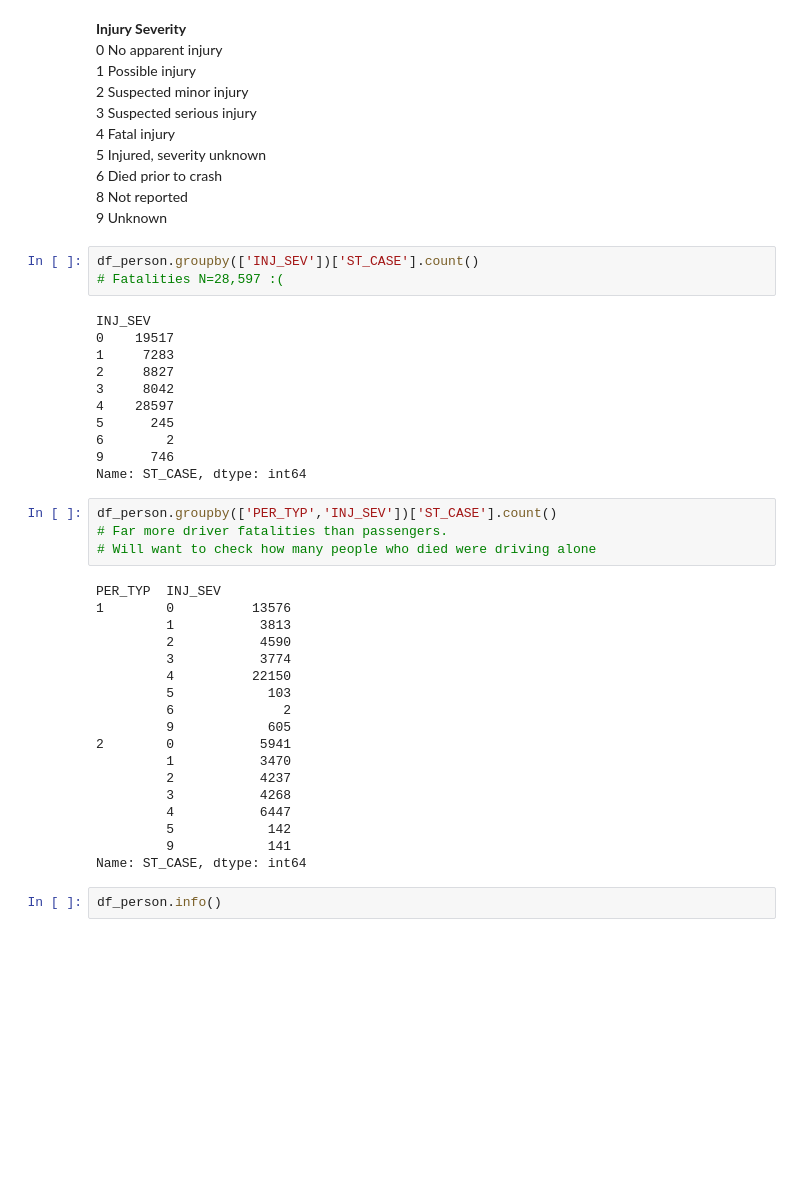
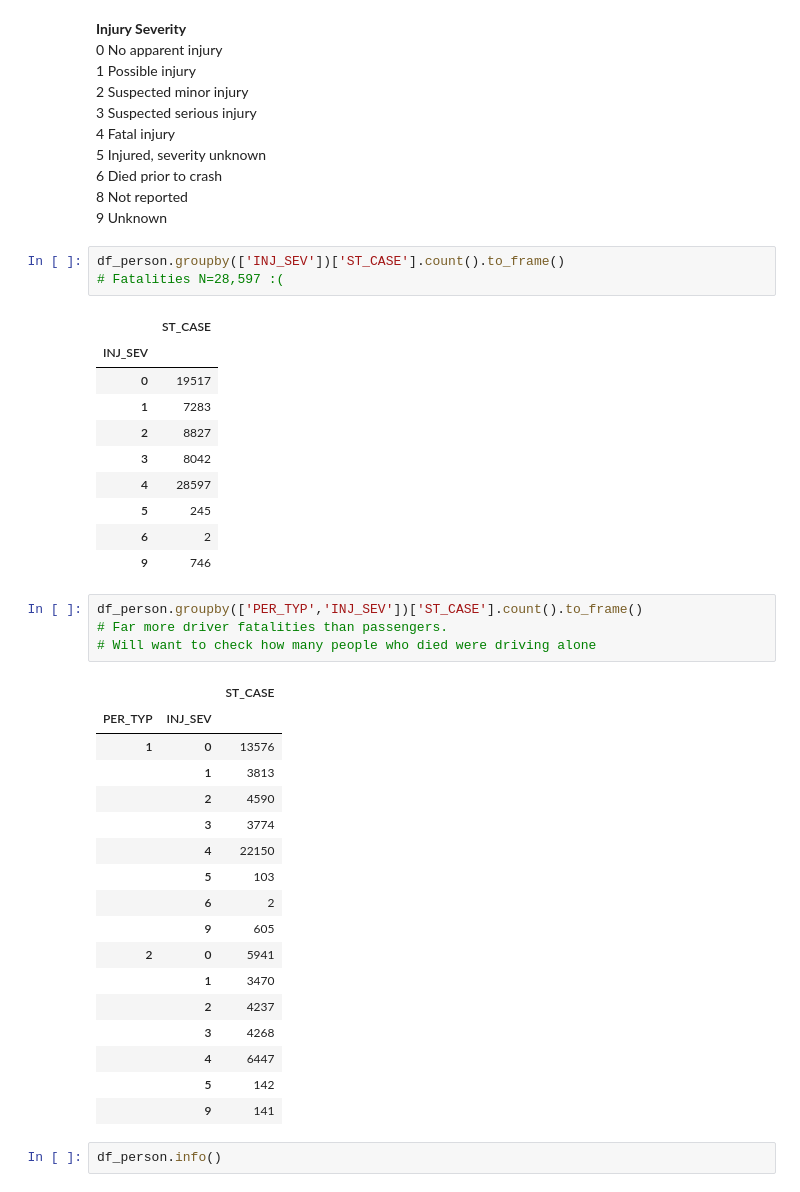
Before and after one commit to kjones5/metis_bootcamp, a Jupyter notebook: Project3_TrafficAccidentData/EDA_trafficfatalities.ipynb, the cells around one changed output. Cells and saved outputs as stored; diff of their text form; blank space fills up the shorter version.

```diff
--- a/Project3_TrafficAccidentData/EDA_trafficfatalities.ipynb
+++ b/Project3_TrafficAccidentData/EDA_trafficfatalities.ipynb
@@ -174,41 +169,41 @@ Name: ST_CASE, dtype: int64
 8 Not reported
 9 Unknown
 # %%
-df_person.groupby(['INJ_SEV'])['ST_CASE'].count()
+df_person.groupby(['INJ_SEV'])['ST_CASE'].count().to_frame()
 # Fatalities N=28,597 :(
 # %% [output]
-INJ_SEV
-0    19517
-1     7283
-2     8827
-3     8042
-4    28597
-5      245
-6        2
-9      746
-Name: ST_CASE, dtype: int64
+|  | ST_CASE |
+| INJ_SEV |  |
+| 0 | 19517 |
+| 1 | 7283 |
+| 2 | 8827 |
+| 3 | 8042 |
+| 4 | 28597 |
+| 5 | 245 |
+| 6 | 2 |
+| 9 | 746 |
 # %%
-df_person.groupby(['PER_TYP','INJ_SEV'])['ST_CASE'].count()
+df_person.groupby(['PER_TYP','INJ_SEV'])['ST_CASE'].count().to_frame()
 # Far more driver fatalities than passengers.
 # Will want to check how many people who died were driving alone
 # %% [output]
-PER_TYP  INJ_SEV
-1        0          13576
-         1           3813
-         2           4590
-         3           3774
-         4          22150
-         5            103
-         6              2
-         9            605
-2        0           5941
-         1           3470
-         2           4237
-         3           4268
-         4           6447
-         5            142
-         9            141
-Name: ST_CASE, dtype: int64
+|  |  | ST_CASE |
+| PER_TYP | INJ_SEV |  |
+| 1 | 0 | 13576 |
+|  | 1 | 3813 |
+|  | 2 | 4590 |
+|  | 3 | 3774 |
+|  | 4 | 22150 |
+|  | 5 | 103 |
+|  | 6 | 2 |
+|  | 9 | 605 |
+| 2 | 0 | 5941 |
+|  | 1 | 3470 |
+|  | 2 | 4237 |
+|  | 3 | 4268 |
+|  | 4 | 6447 |
+|  | 5 | 142 |
+|  | 9 | 141 |
 # %%
 df_person.info()
 # %% [output]
```
Also changed, not shown: parts of 117 cells of this notebook, 1 other file.
